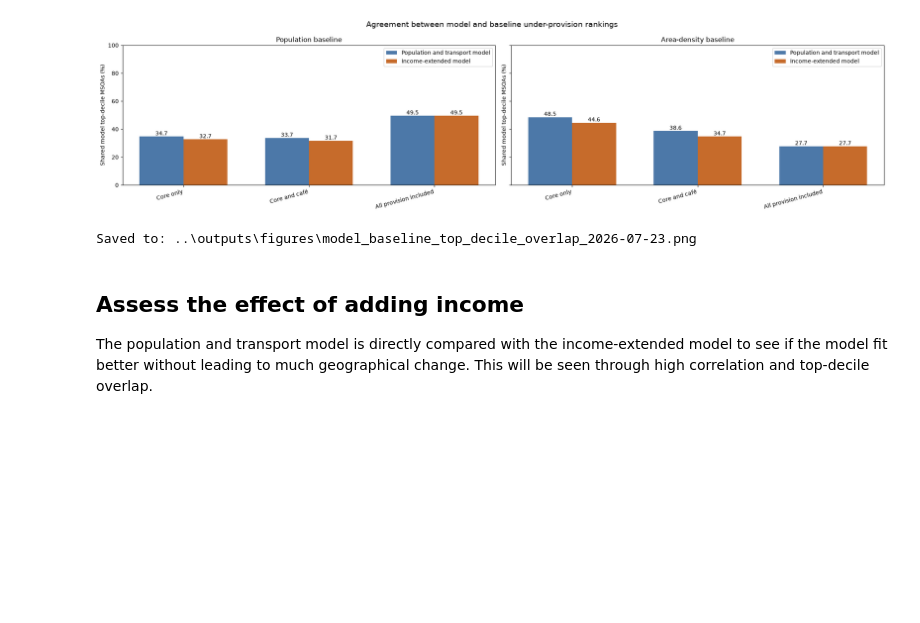
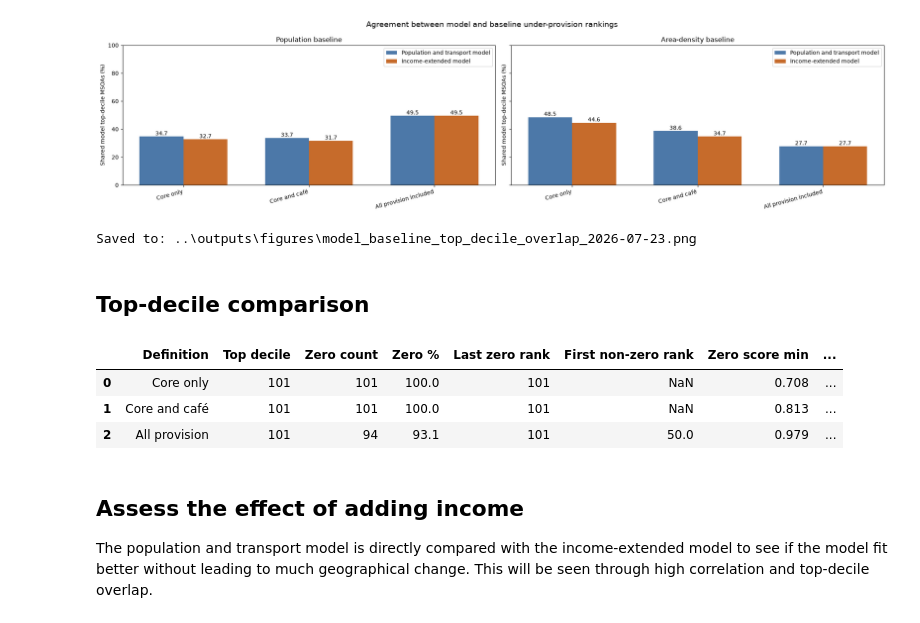
Before and after one commit to rhhythhm/london-bakery-provision, a Jupyter notebook: notebooks/19_msoa_bakery_model_evaluation.ipynb, the cells around one changed output. Saved outputs shown, nothing was run; the diff lists cells and outputs as text; code cells hidden in the pictures; blank space fills up the shorter version.

```diff
--- a/notebooks/19_msoa_bakery_model_evaluation.ipynb
+++ b/notebooks/19_msoa_bakery_model_evaluation.ipynb
@@ -288,6 +288,41 @@ print(f"Saved to: {BASELINE_FIGURE_PATH}")
 # %% [output]
 [figure]
 Saved to: ..\outputs\figures\model_baseline_top_decile_overlap_2026-07-23.png
+# %% [markdown]
+## Top-decile comparison
+# %%
+definitions = {"Core only": ("core_bakery_count", "core_standardised_shortfall",
+                             "core_underprovision_rank", "core_top_decile"),
+               "Core and café": ("core_and_cafe_count", "core_cafe_standardised_shortfall",
+                                 "core_cafe_underprovision_rank", "core_cafe_top_decile"),
+               "All provision": ("bakery_count", "all_standardised_shortfall",
+                                 "all_underprovision_rank", "all_top_decile")}
+
+rows = []
+
+for name, (count_col, score_col, rank_col, top_col) in definitions.items():
+
+    top = evaluation_data[evaluation_data[top_col]
+                          ].sort_values(rank_col)
+
+    zero = top[top[count_col] == 0]
+    nonzero = top[top[count_col] > 0]
+
+    rows.append({"Definition": name,
+                 "Top decile": len(top),
+                 "Zero count": len(zero),
+                 "Zero %": round(len(zero) / len(top) * 100, 1),
+                 "Last zero rank": zero[rank_col].max(),
+                 "First non-zero rank": nonzero[rank_col].min(),
+                 "Zero score min": round(zero[score_col].min(), 3),
+                 "Zero score max": round(zero[score_col].max(), 3)})
+
+pd.DataFrame(rows)
+# %% [output]
+|  | Definition | Top decile | Zero count | Zero % | Last zero rank | First non-zero rank | Zero score min | ... |
+| 0 | Core only | 101 | 101 | 100.0 | 101 | NaN | 0.708 | ... |
+| 1 | Core and café | 101 | 101 | 100.0 | 101 | NaN | 0.813 | ... |
+| 2 | All provision | 101 | 94 | 93.1 | 101 | 50.0 | 0.979 | ... |
 # %% [markdown]
 ## Assess the effect of adding income
 
```
Also changed, not shown: 4 other files.
